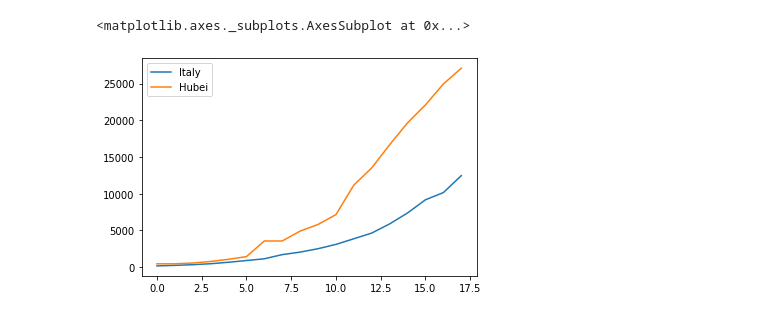
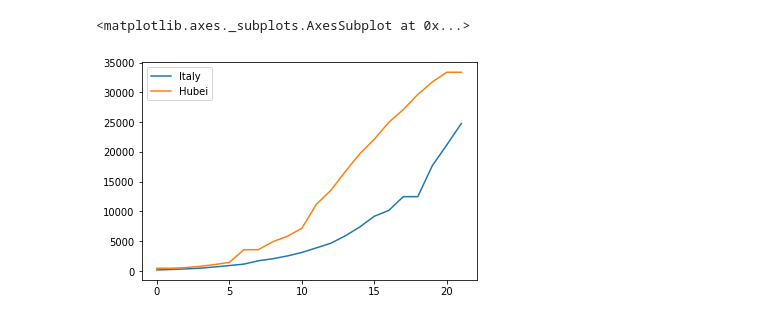
Before and after one commit to fiskker/COVID-19, a Jupyter notebook: Italy - China.ipynb, the cells around one changed output. Cells and saved outputs as stored; diff of their text form; code cells hidden in the pictures.

```diff
--- a/Italy - China.ipynb
+++ b/Italy - China.ipynb
@@ -48,9 +48,15 @@ cases_d_t
-# %%
-offset = cases_d_t[0:18]
-offset.plot()
-# %% [output]
-<matplotlib.axes._subplots.AxesSubplot at 0x...>
-[figure, removed]
+# %%
+count = 0
+for act_cases in cases_d_t['Italy']:
+    if np.isnan(act_cases):
+        count += 1
+
+cases_count = len(cases_d_t['Italy']) - count
+offset = cases_d_t[0:cases_count]
+offset.plot()
+# %% [output]
+<matplotlib.axes._subplots.AxesSubplot at 0x...>
+[figure, added]
 # %%
 italy_cases = conf.loc[conf['Country/Region'] == 'Italy']
 italy_cases = italy_cases.drop(['Province/State', 'Country/Region', 'Lat', 'Long'], axis=1)
```
Also changed, not shown: parts of 4 cells of this notebook, 5 other files.
